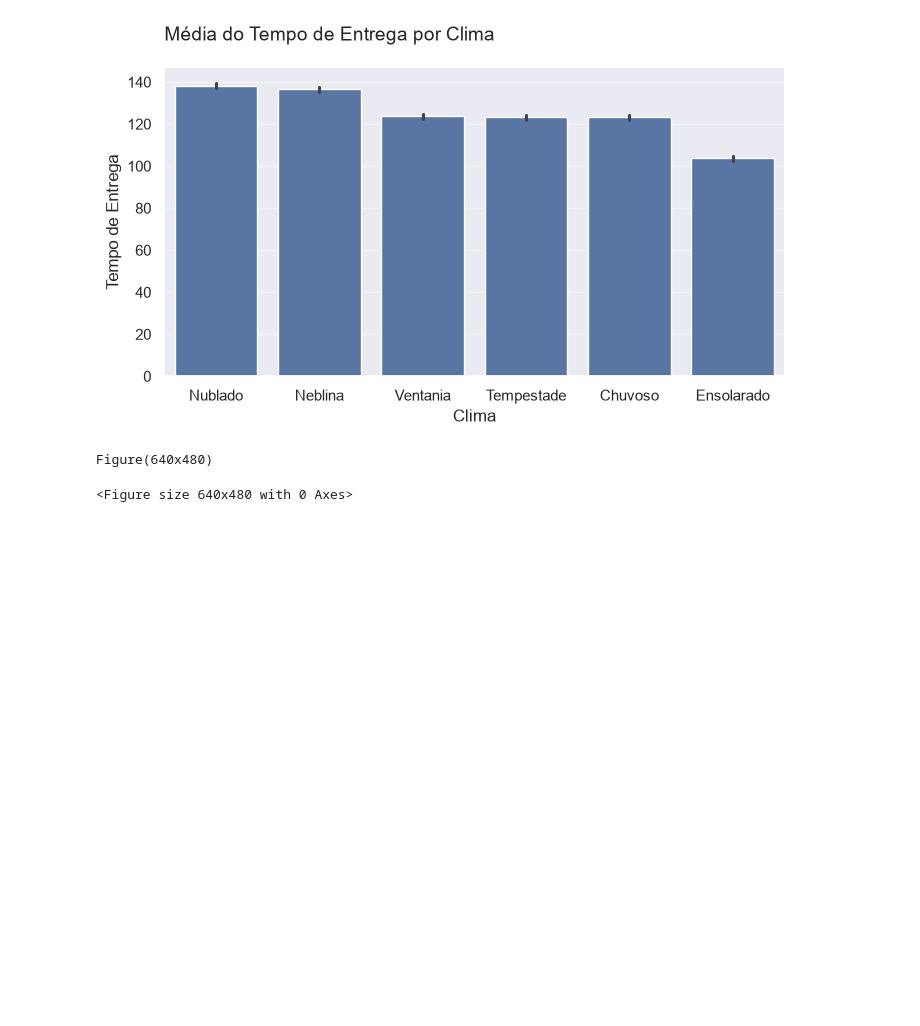
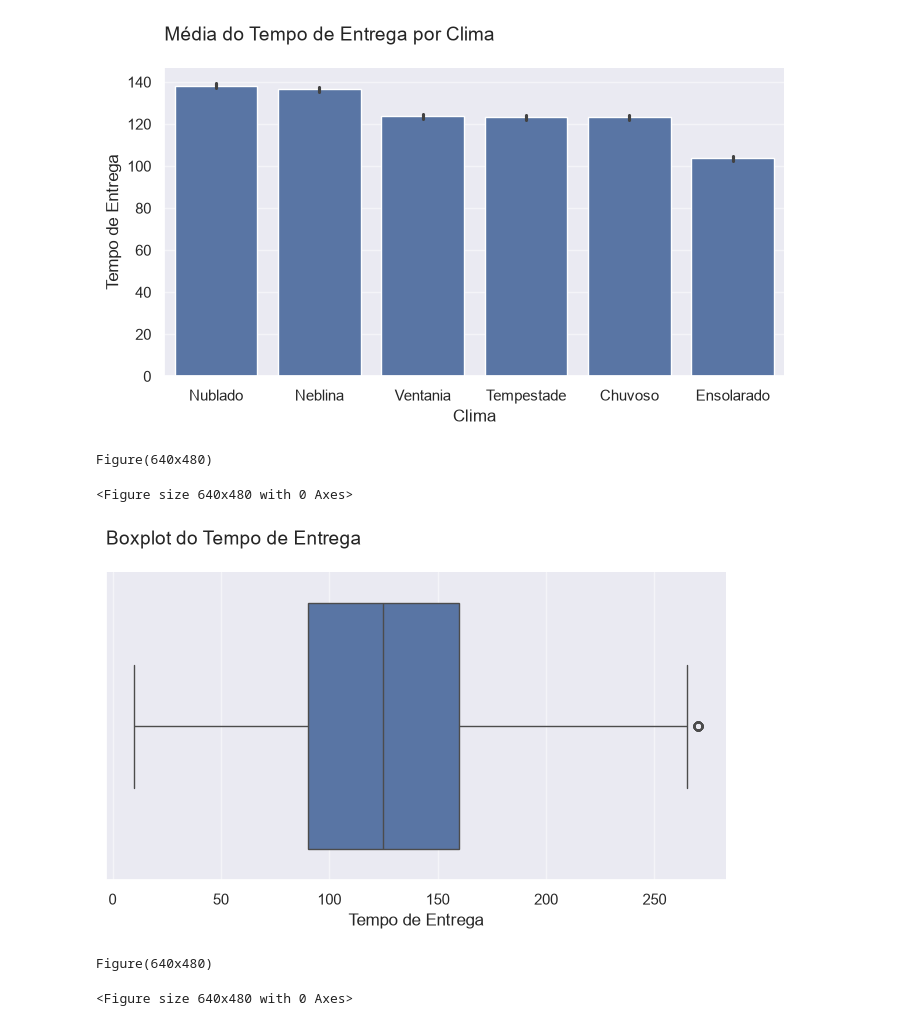
Before and after one commit to GuiMRDS/LangChain_analiseDeDados, a Jupyter notebook: agente.ipynb, the cells around one changed output. Cells and saved outputs as stored; diff of their text form; code cells hidden in the pictures; blank space fills up the shorter version.

```diff
--- a/agente.ipynb
+++ b/agente.ipynb
@@ -780,3 +780,11 @@ print(resposta_grafico_1)
 [figure]
 Figure(640x480)
 <Figure size 640x480 with 0 Axes>
+# %%
+resposta_grafico_2 = gerar_grafico.invoke("""Plote um boxplot do tempo de entrega.""")
+
+print(resposta_grafico_2)
+# %% [output]
+[figure, added]
+Figure(640x480)
+<Figure size 640x480 with 0 Axes>
```
Also changed, not shown: parts of 2 cells of this notebook.
